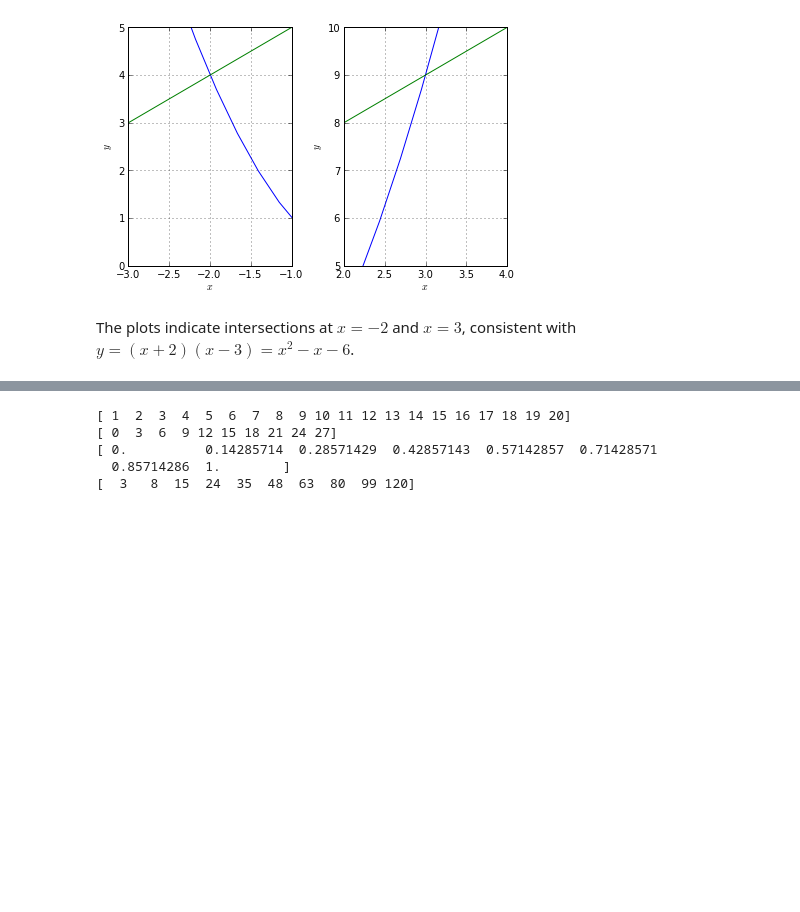
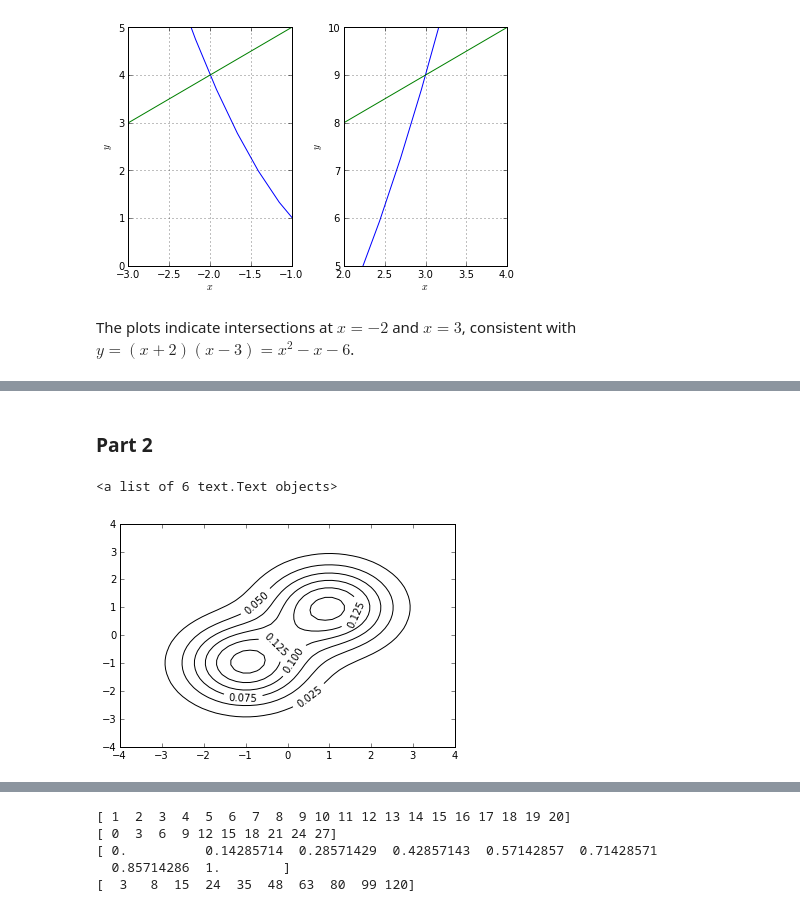
Before and after one commit to cedadev/ceda_training_mod5, a Jupyter notebook: 06-Exercises.ipynb, the cells around one changed output, grey strips where cells are left out. Cells and saved outputs as stored; diff of their text form; code cells hidden in the pictures; blank space fills up the shorter version.

```diff
--- a/06-Exercises.ipynb
+++ b/06-Exercises.ipynb
@@ -69,0 +47,10 @@ axes[1].contour(Z, levels=np.logspace(-4, 4, 20))
+# %%
+from scipy.stats import norm
+
+def f(a, x):
+    y = norm(loc=a).pdf(x)
+    Y = np.reshape(y, (1, len(y)))
+    return Y.T * Y
+
+x = np.linspace(-4, 4, 50)
+Z = f(-1, x) + f(1, x)
@@ -243,0 +254,10 @@ The plots indicate intersections at $x=-2$ and $x=3$, consistent with $y = (x +
+# %% [markdown]
+### Part 2
+# %%
+fig, ax = plt.subplots()
+X, Y = np.meshgrid(x, x)
+p = ax.contour(X, Y, Z, colors='k')
+ax.clabel(p)
+# %% [output]
+<a list of 6 text.Text objects>
+[figure, added]
```
Also changed, not shown: parts of 13 cells of this notebook.
